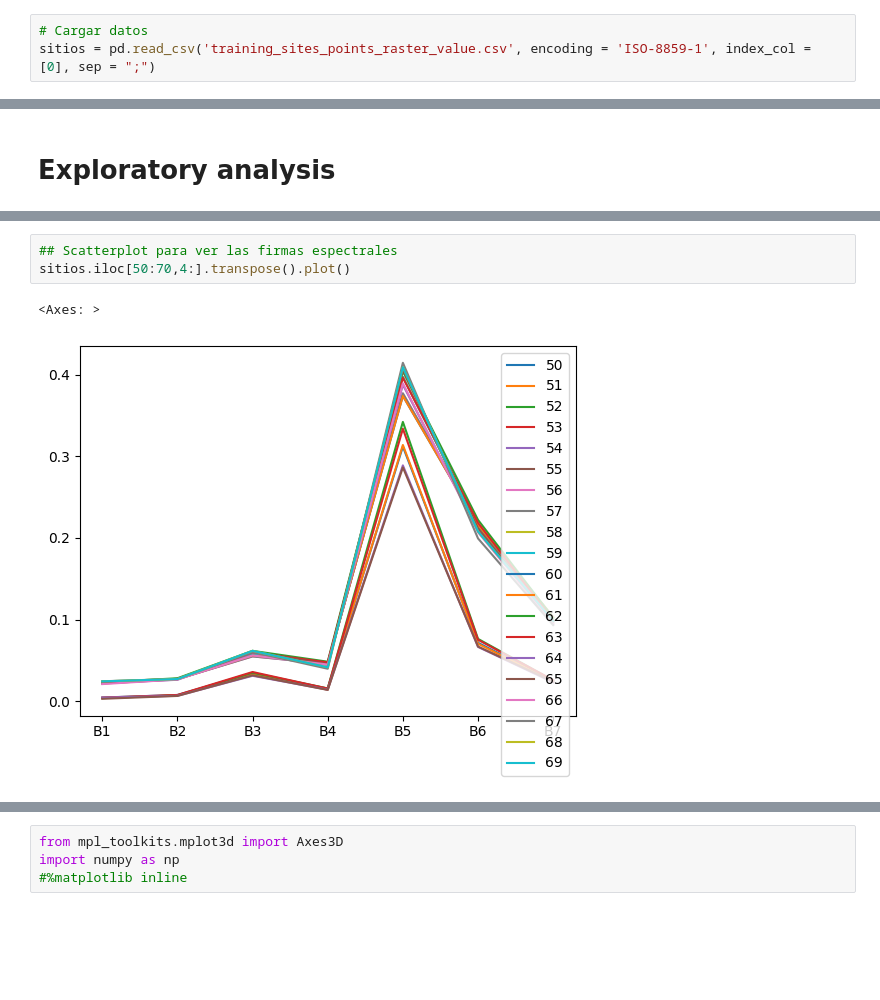
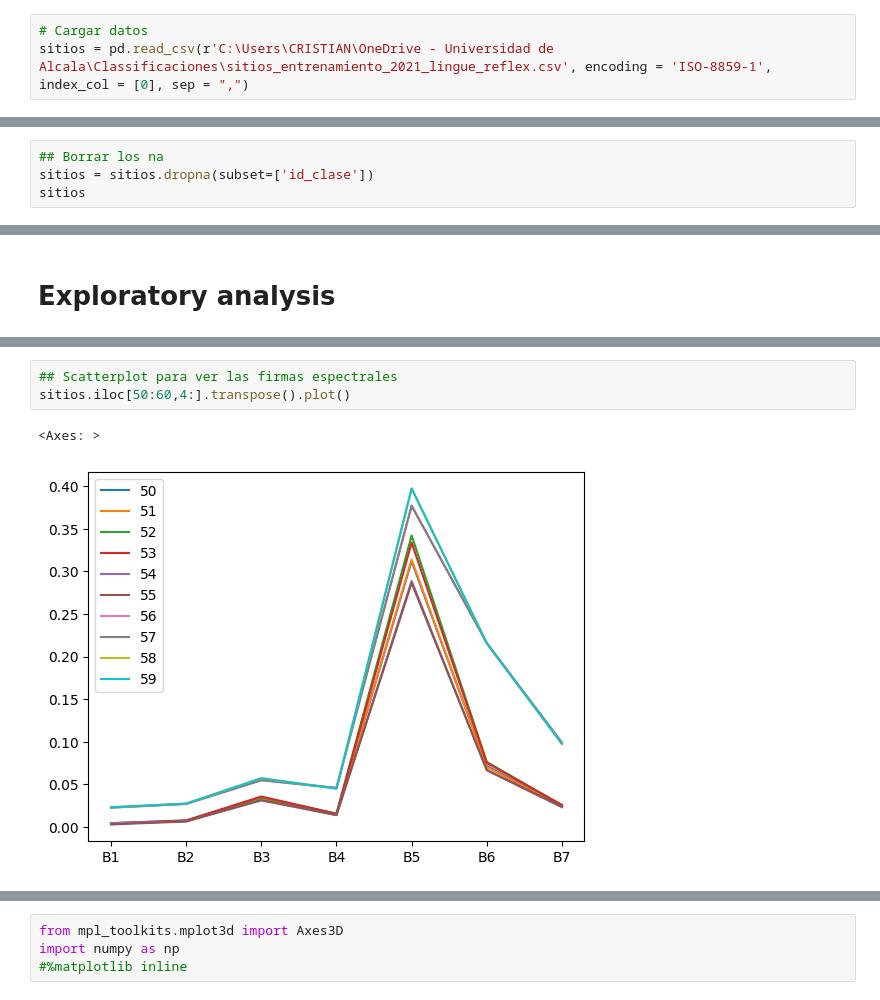
Before and after one commit to cristianvergaraf/land_use_classification, a Jupyter notebook: exploratory_analysis.ipynb, the cells around one changed output, grey strips where cells are left out. Saved outputs shown, nothing was run; the diff lists cells and outputs as text; blank space fills up the shorter version.

```diff
--- a/exploratory_analysis.ipynb
+++ b/exploratory_analysis.ipynb
@@ -11,7 +11,7 @@ import folium
 import numpy as np
 # %%
 # Cargar datos
-sitios = pd.read_csv('training_sites_points_raster_value.csv', encoding = 'ISO-8859-1', index_col = [0], sep = ";")
+sitios = pd.read_csv(r'C:\Users\CRISTIAN\OneDrive - Universidad de Alcala\Classificaciones\sitios_entrenamiento_2021_lingue_reflex.csv', encoding = 'ISO-8859-1', index_col = [0], sep = ",")
 # %%
 sitios.isna().sum()
 # %% [output]
@@ -29 +29,5 @@ B7               0
 dtype: int64
+# %%
+## Borrar los na
+sitios = sitios.dropna(subset=['id_clase'])
+sitios
@@ -113,9 +114,9 @@ sitios_mean.transpose().plot() ## Como podemos modificar la Leyenda para colocar
 # %%
 ## Scatterplot para ver las firmas espectrales
-sitios.iloc[50:70,4:].transpose().plot()
+sitios.iloc[50:60,4:].transpose().plot()
 # %% [output]
 <Axes: >
-[figure, old version]
+[figure, new version]
 # %%
 (sitios.loc[:,['B1','B2','B3','B4','B5','B6', 'B7']]).hist(figsize=(10,10))
 # %% [output]
```
Also changed, not shown: parts of 45 cells of this notebook.
